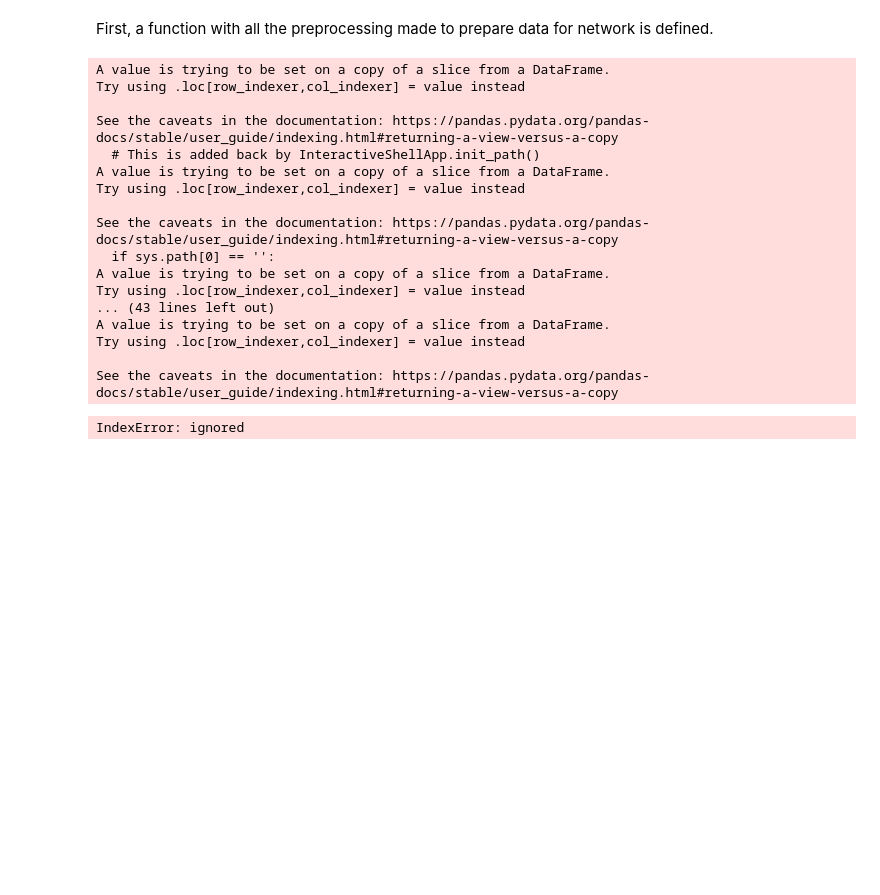
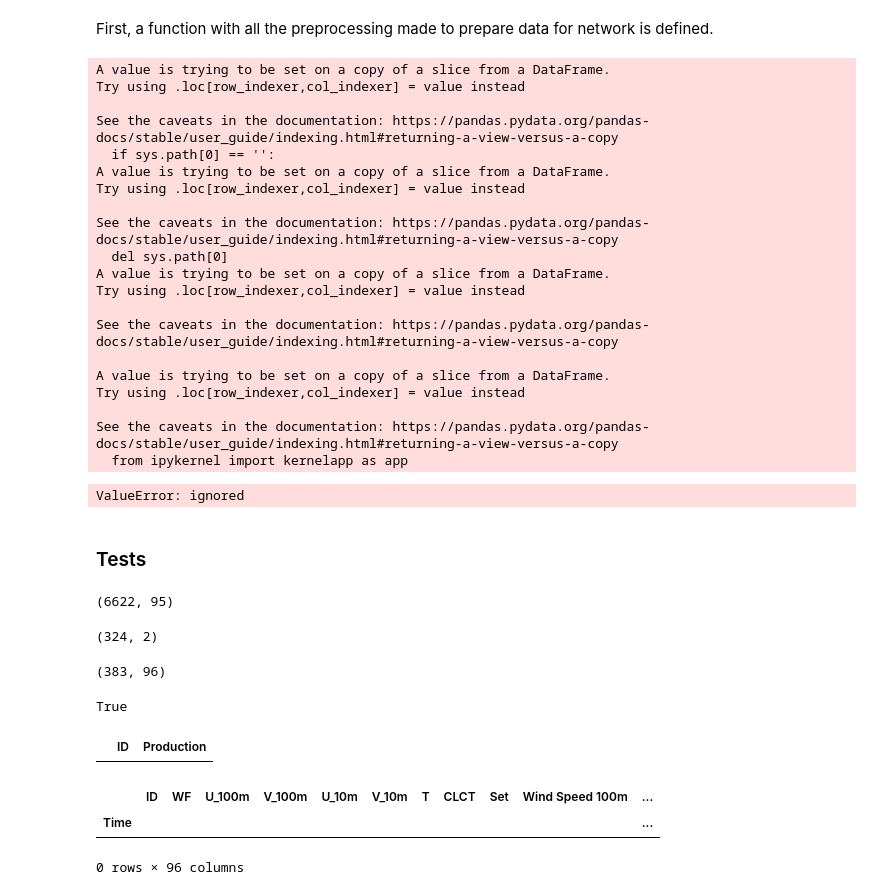
Before and after one commit to andre-la-machado/cnr, a Jupyter notebook: modelling_lstm_colab.ipynb, the cells around one changed output. Cells and saved outputs as stored; diff of their text form; code cells hidden in the pictures; blank space fills up the shorter version.

Commit message:
Shape Errors on Submission Generation

```diff
--- a/modelling_lstm_colab.ipynb
+++ b/modelling_lstm_colab.ipynb
@@ -416,6 +436,7 @@ First, a function with all the preprocessing made to prepare data for network is
 # %%
 def preprocessing_net(X,y=None):
   X_saved_columns = X[['ID','WF','Set']]
+  X_saved_columns = X_saved_columns.reset_index().drop('Time',axis=1)
   X = X.drop(['ID','WF','Set'],axis=1)
 
   # Fill NaN's
@@ -438,7 +459,7 @@ def preprocessing_net(X,y=None):
   X = scaler.fit_transform(X)
   X = pd.DataFrame(X,columns=X_columns)
   X = pd.concat([X,directions],axis=1)
-  X = pd.concat([X,X_saved_columns],axis=1)
+  #X = pd.concat([X,X_saved_columns],axis=1)
 
   if y is not None:
     y = y.fillna(method="ffill", axis=1) # ZOH
@@ -447,7 +468,7 @@ def preprocessing_net(X,y=None):
     y = y.drop('ID',axis=1)
     y = scaler.fit_transform(y)
     y = pd.DataFrame(y)
-    y = pd.concat([y,y_saved_columns],axis=1)
+    #y = pd.concat([y,y_saved_columns],axis=1)
 
   return X,y
 # %%
@@ -459,19 +480,31 @@ for WF in full_data['WF'].unique():
     full_y_train = full_label[full_label['ID'].isin(full_X_train['ID'])]
     full_X_test = X_WF[X_WF['Set']=='Test']
 
+    full_X_train, full_y_train = preprocessing_net(full_X_train,full_y_train)
+    full_X_train, full_y_train = split_sequences(full_X_train.values,full_y_train.values,n_steps)
+
     num_months = 8
-    WF_preds = pd.DataFrame(columns=['ID','Production'])
+    WF_preds = np.empty(0)
+    #WF_preds = pd.DataFrame(columns=['ID','Production'])
     for month in full_X_test['Month_Number'].unique():
         first_id = full_X_test[full_X_test['Month_Number']==month].iloc[0]['ID']
         predicted_X_test = full_X_test[full_X_test['ID'] < first_id]
 
-        X_train = pd.concat([full_X_train,predicted_X_test])
-        y_train = pd.concat([full_y_train,WF_preds])
+
+        if predicted_X_test.empty == False:
+          predicted_X_test, _ = preprocessing_net(predicted_X_test,None)
+          predicted_X_test, _ = split_sequences(predicted_X_test.values,None,n_steps)
+          X_train = np.concatenate([full_X_train,predicted_X_test])
+
+        y_train = np.concatenate([full_y_train,WF_preds])
 
         X_train, X_val, y_train, y_val = train_test_split(X_train, y_train, test_size=1/num_months, shuffle=False)
 
         X_test = full_X_test[full_X_test['Month_Number']==month]
+        X_test, _ = preprocessing_net(X_test,None)
+        X_test, _ = split_sequences(X_test.values,None,n_steps)
 
+        '''
         X_train, y_train = preprocessing_net(X_train,y_train)
         X_val, y_val = preprocessing_net(X_val,y_val)
         X_test, _ = preprocessing_net(X_test,None)
@@ -479,6 +512,7 @@ for WF in full_data['WF'].unique():
         X_train, y_train = split_sequences(X_train.values,y_train.values,n_steps)
         X_val, y_val = split_sequences(X_val.values,y_val.values,n_steps)
         X_test, _ = split_sequences(X_test.values,None,n_steps)
+        '''
 
         callbacks_list = [tf.keras.callbacks.EarlyStopping(monitor=monitor, patience=patience, verbose=0, min_delta=1e-8)]
         model.compile(optimizer='adam', loss='mse', metrics=[tf.keras.metrics.RootMeanSquaredError()])
@@ -488,18 +522,13 @@ for WF in full_data['WF'].unique():
 
         pred = scaler.inverse_transform(pred)
 
-        pred = pd.DataFrame(pred,columns=['Production'])
+        #pred = pd.DataFrame(pred,columns=['Production'])
 
-        WF_preds = pd.concat([WF_preds,pred])
+        WF_preds = np.concatenate([WF_preds,pred])
         num_months = num_months + 1
 
     final_preds = pd.concat([final_preds,WF_preds])
 # %% [output]
-A value is trying to be set on a copy of a slice from a DataFrame.
-Try using .loc[row_indexer,col_indexer] = value instead
-
-See the caveats in the documentation: https://pandas.pydata.org/pandas-docs/stable/user_guide/indexing.html#returning-a-view-versus-a-copy
-  # This is added back by InteractiveShellApp.init_path()
 A value is trying to be set on a copy of a slice from a DataFrame.
 Try using .loc[row_indexer,col_indexer] = value instead
 
@@ -507,12 +536,20 @@ See the caveats in the documentation: https://pandas.pydata.org/pandas-docs/stab
   if sys.path[0] == '':
 A value is trying to be set on a copy of a slice from a DataFrame.
 Try using .loc[row_indexer,col_indexer] = value instead
-... (43 lines left out)
+
+See the caveats in the documentation: https://pandas.pydata.org/pandas-docs/stable/user_guide/indexing.html#returning-a-view-versus-a-copy
+  del sys.path[0]
 A value is trying to be set on a copy of a slice from a DataFrame.
 Try using .loc[row_indexer,col_indexer] = value instead
 
 See the caveats in the documentation: https://pandas.pydata.org/pandas-docs/stable/user_guide/indexing.html#returning-a-view-versus-a-copy
+
+A value is trying to be set on a copy of a slice from a DataFrame.
+Try using .loc[row_indexer,col_indexer] = value instead
+
+See the caveats in the documentation: https://pandas.pydata.org/pandas-docs/stable/user_guide/indexing.html#returning-a-view-versus-a-copy
+  from ipykernel import kernelapp as app
-IndexError: ignored
+ValueError: ignored
 # %%
 final_preds = final_preds.reset_index()
 final_preds = final_preds.drop('index',axis=1)
@@ -523,5 +560,31 @@ final_preds = final_preds.set_index('ID')
 plt.plot(final_preds.index,final_preds['Production'])
 # %%
 final_preds.to_csv(r'C:\Users\andre_\OneDrive\Documentos\GitHub\cnr\Data/Submission_XGB.csv')
+# %% [markdown]
+### Tests
+# %%
+X_train.shape
+# %% [output]
+(6622, 95)
+# %%
+WF_preds.shape
+# %% [output]
+(324, 2)
+# %%
+predicted_X_test.shape
+# %% [output]
+(383, 96)
+# %%
+predicted_X_test.empty
+# %% [output]
+True
+# %%
+WF_preds
+# %% [output]
+|  | ID | Production |
 # %%
 predicted_X_test
+# %% [output]
+|  | ID | WF | U_100m | V_100m | U_10m | V_10m | T | CLCT | Set | Wind Speed 100m | ... |
+| Time |  |  |  |  |  |  |  |  |  |  | ... |
+0 rows × 96 columns
```
Also changed, not shown: parts of 11 cells of this notebook.
